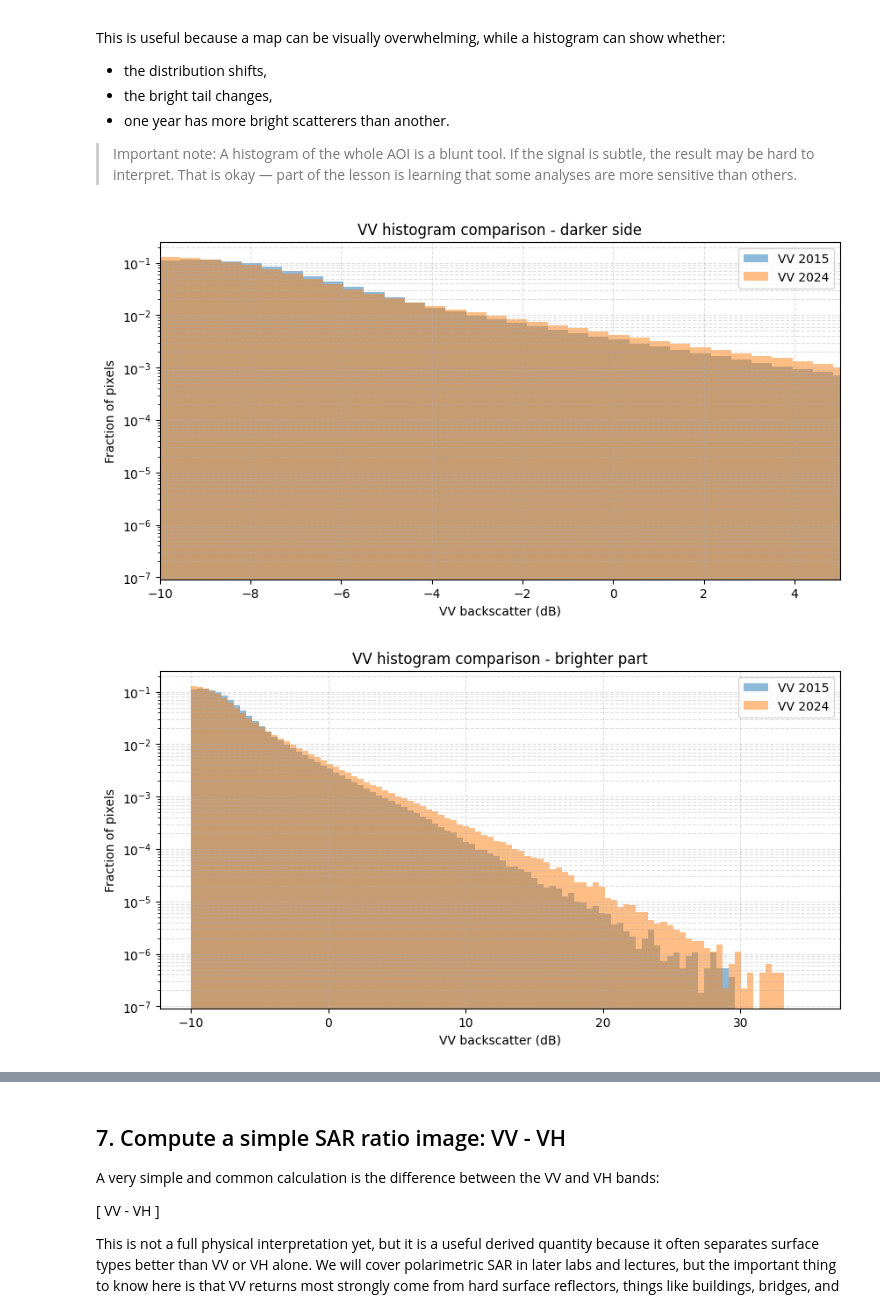
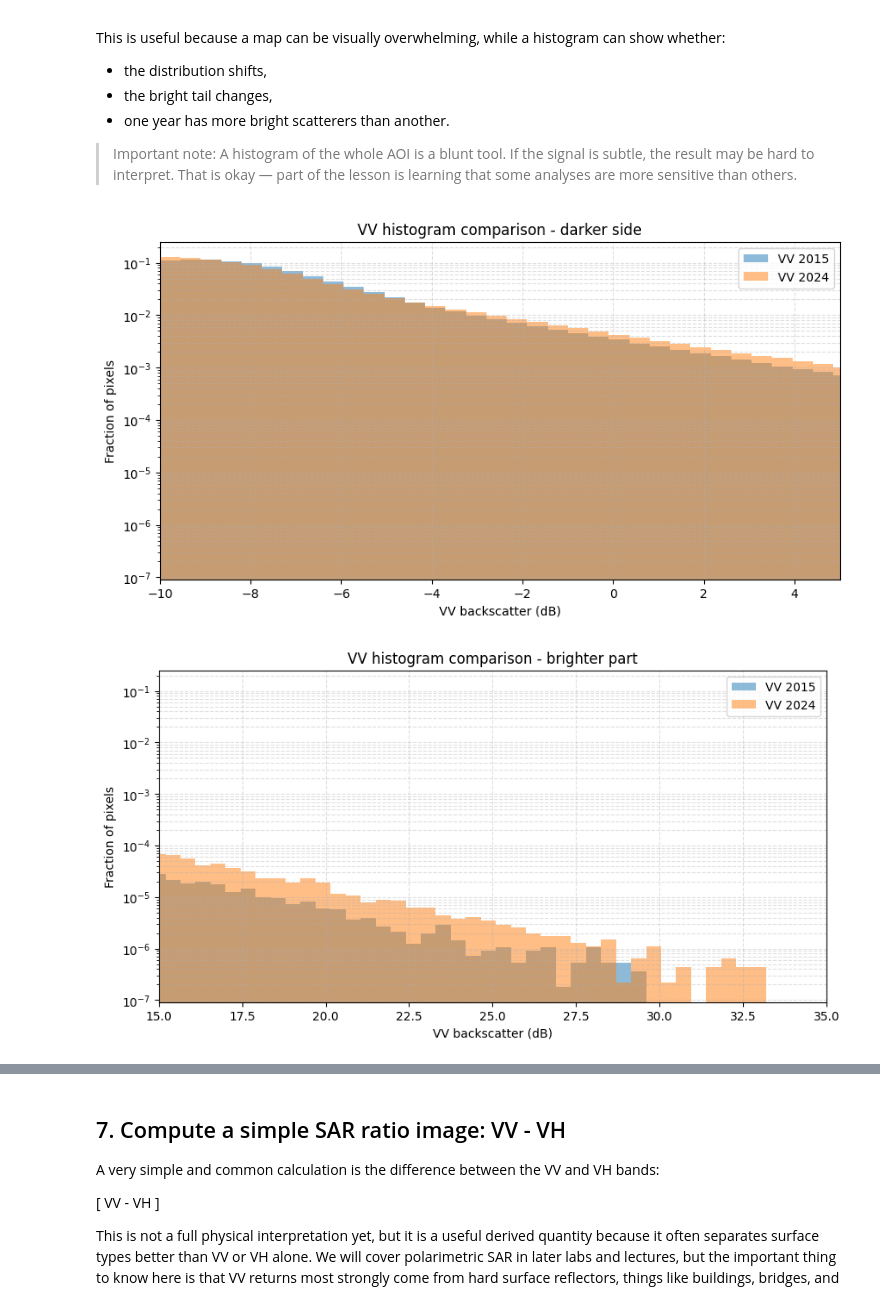
Before and after one commit to SzymonSkrzypczyk/eolabs, a Jupyter notebook: SAR_Lab_1/Lab_1.SAR_urban_development.ipynb, the cells around one changed output, grey strips where cells are left out. Saved outputs shown, nothing was run; the diff lists cells and outputs as text; code cells hidden in the pictures.

```diff
--- a/SAR_Lab_1/Lab_1.SAR_urban_development.ipynb
+++ b/SAR_Lab_1/Lab_1.SAR_urban_development.ipynb
@@ -433,32 +433,32 @@ y2n = normalize_counts(y2)
 plt.figure(figsize=(10, 5))
 plt.bar(x1, y1n, width=bw1, alpha=0.5, label=f"VV {first_year}")
 plt.bar(x2, y2n, width=bw2, alpha=0.5, label=f"VV {last_year}")
 plt.xlabel("VV backscatter (dB)")
 plt.ylabel("Fraction of pixels")
 plt.title("VV histogram comparison - darker side")
 plt.yscale("log")
 plt.grid(True, which="both", linestyle="--", alpha=0.4)
 plt.xlim([-10, 5])
 plt.legend()
 plt.show()
 
 plt.figure(figsize=(10, 5))
 plt.bar(x1, y1n, width=bw1, alpha=0.5, label=f"VV {first_year}")
 plt.bar(x2, y2n, width=bw2, alpha=0.5, label=f"VV {last_year}")
 plt.xlabel("VV backscatter (dB)")
 plt.ylabel("Fraction of pixels")
 plt.title("VV histogram comparison - brighter part")
 plt.yscale("log")
 plt.grid(True, which="both", linestyle="--", alpha=0.4)
-# plt.xlim([15, 35])
+plt.xlim([15, 35])
 plt.legend()
 plt.show()
 
 stats_first = region_stats(img_first, aoi, "VV")
 stats_last = region_stats(img_last, aoi, "VV")
 
 print(f"{first_year} VV stats:", stats_first)
 print(f"{last_year} VV stats:", stats_last)
 # %% [output]
 [figure]
-[figure, old version]
+[figure, new version]
```
Also changed, not shown: parts of 7 cells of this notebook.
